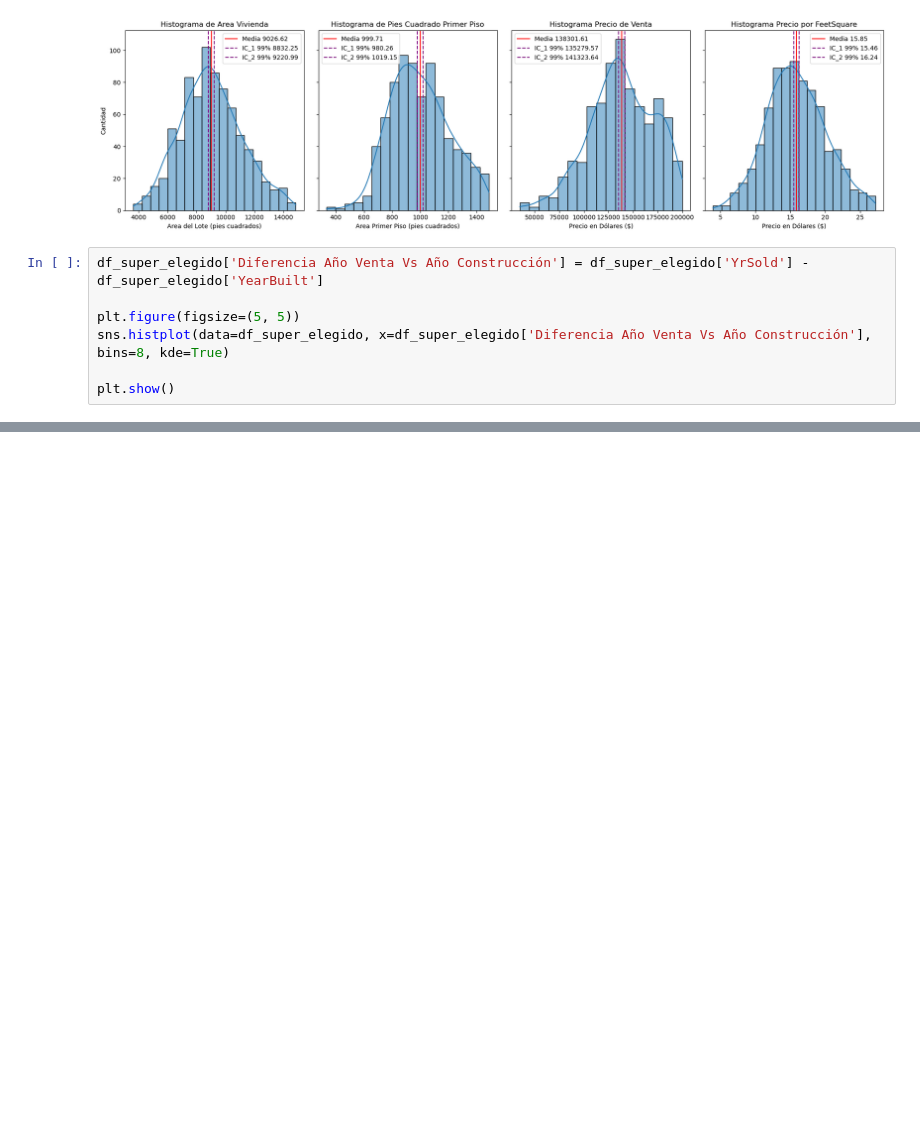
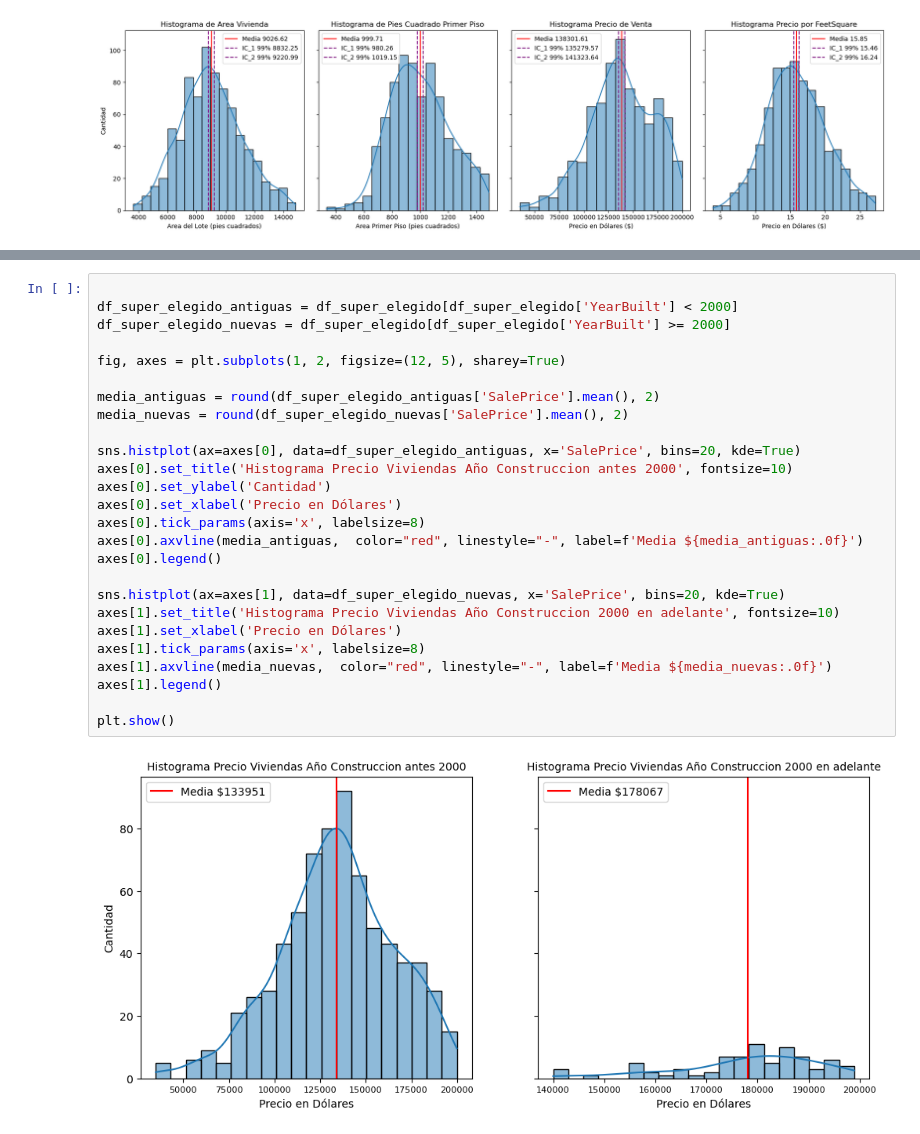
Before and after one commit to fidebravo/Modulo4, a Jupyter notebook: ABpro4_Ide.ipynb, the cells around one changed output, grey strips where cells are left out. Drawn from its saved outputs; the diff is of its cells as text; blank space fills up the shorter version.

```diff
--- a/ABpro4_Ide.ipynb
+++ b/ABpro4_Ide.ipynb
@@ -324,10 +325,3 @@ plt.tight_layout()
 plt.show()
 # %% [output]
 [figure]
-# %%
-df_super_elegido['Diferencia Año Venta Vs Año Construcción'] = df_super_elegido['YrSold'] - df_super_elegido['YearBuilt']
-
-plt.figure(figsize=(5, 5))
-sns.histplot(data=df_super_elegido, x=df_super_elegido['Diferencia Año Venta Vs Año Construcción'], bins=8, kde=True)
-
-plt.show()
@@ -335,0 +339,28 @@ plt.show()
+# %%
+
+df_super_elegido_antiguas = df_super_elegido[df_super_elegido['YearBuilt'] < 2000]
+df_super_elegido_nuevas = df_super_elegido[df_super_elegido['YearBuilt'] >= 2000]
+
+fig, axes = plt.subplots(1, 2, figsize=(12, 5), sharey=True)
+
+media_antiguas = round(df_super_elegido_antiguas['SalePrice'].mean(), 2)
+media_nuevas = round(df_super_elegido_nuevas['SalePrice'].mean(), 2)
+
+sns.histplot(ax=axes[0], data=df_super_elegido_antiguas, x='SalePrice', bins=20, kde=True)
+axes[0].set_title('Histograma Precio Viviendas Año Construccion antes 2000', fontsize=10)
+axes[0].set_ylabel('Cantidad')
+axes[0].set_xlabel('Precio en Dólares')
+axes[0].tick_params(axis='x', labelsize=8)
+axes[0].axvline(media_antiguas,  color="red", linestyle="-", label=f'Media ${media_antiguas:.0f}')
+axes[0].legend()
+
+sns.histplot(ax=axes[1], data=df_super_elegido_nuevas, x='SalePrice', bins=20, kde=True)
+axes[1].set_title('Histograma Precio Viviendas Año Construccion 2000 en adelante', fontsize=10)
+axes[1].set_xlabel('Precio en Dólares')
+axes[1].tick_params(axis='x', labelsize=8)
+axes[1].axvline(media_nuevas,  color="red", linestyle="-", label=f'Media ${media_nuevas:.0f}')
+axes[1].legend()
+
+plt.show()
+# %% [output]
+[figure, added]
```
Also changed, not shown: parts of 5 cells of this notebook.
